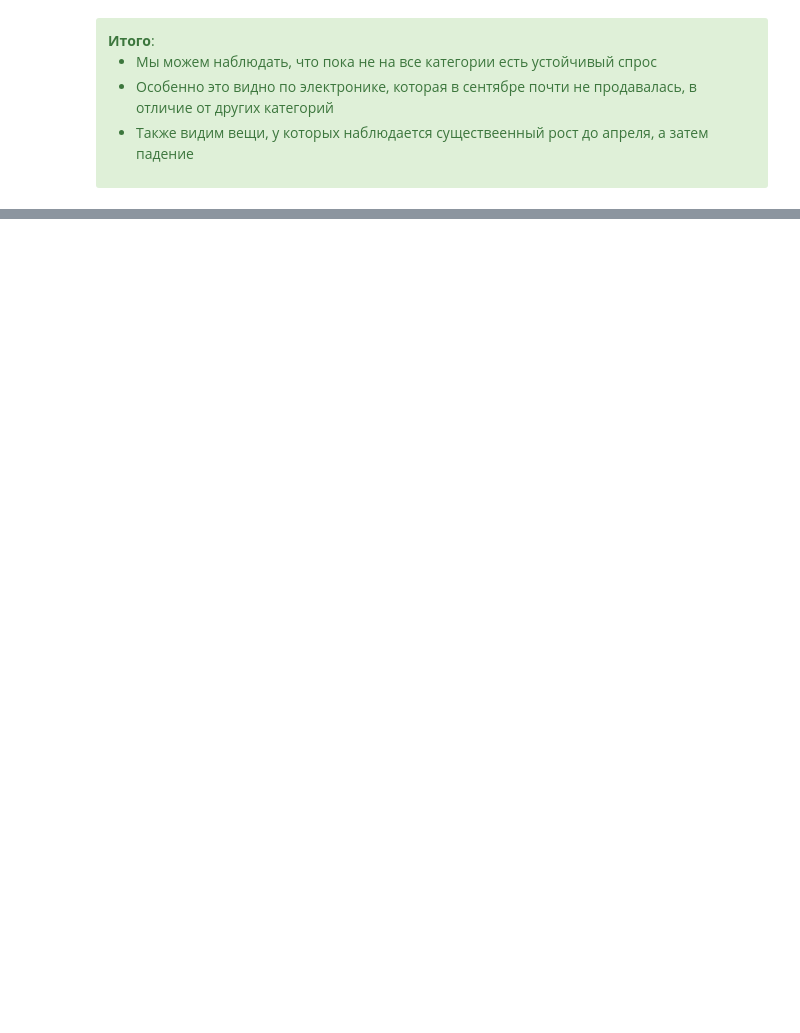
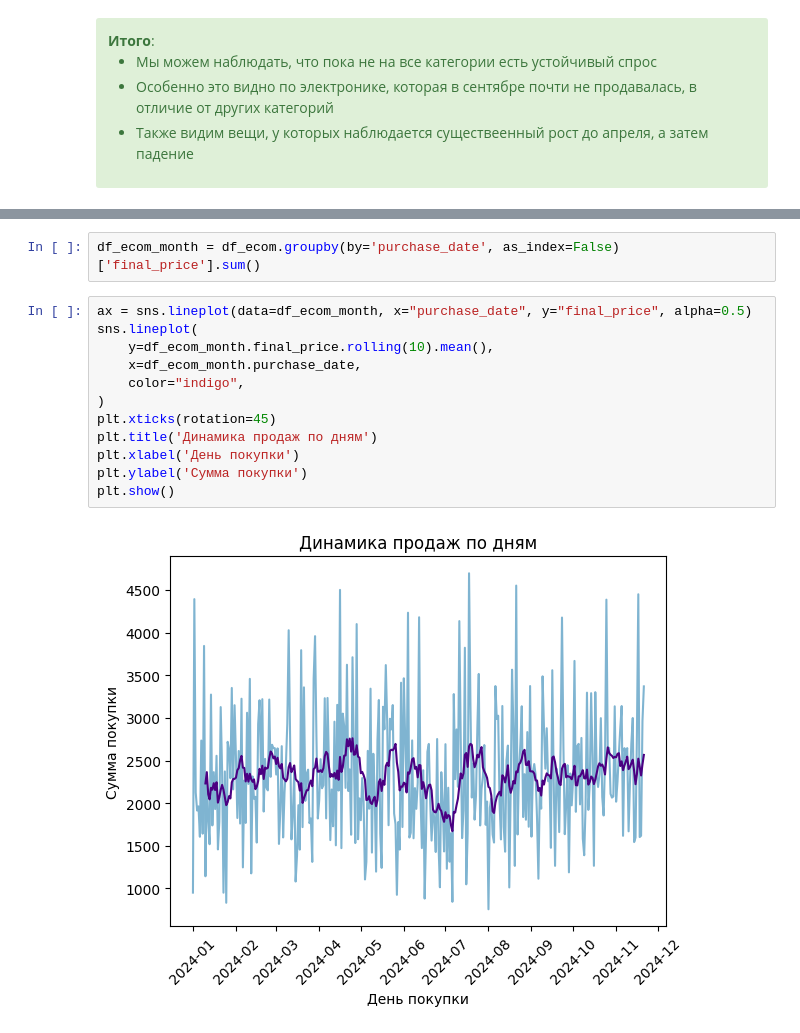
Before and after one commit to SirAlexFer/data_analysis, a Jupyter notebook: 01. Ecommerce/notebooks/02. eda.ipynb, the cells around one changed output, grey strips where cells are left out. Drawn from its saved outputs; the diff is of its cells as text; blank space fills up the shorter version.

```diff
--- a/01. Ecommerce/notebooks/02. eda.ipynb
+++ b/01. Ecommerce/notebooks/02. eda.ipynb
@@ -278,0 +294,16 @@ interactive(children=(Dropdown(description='Категория:', index=3, optio
+# %%
+df_ecom_month = df_ecom.groupby(by='purchase_date', as_index=False)['final_price'].sum()
+# %%
+ax = sns.lineplot(data=df_ecom_month, x="purchase_date", y="final_price", alpha=0.5)
+sns.lineplot(
+    y=df_ecom_month.final_price.rolling(10).mean(),
+    x=df_ecom_month.purchase_date,
+    color="indigo",
+)
+plt.xticks(rotation=45)
+plt.title('Динамика продаж по дням')
+plt.xlabel('День покупки')
+plt.ylabel('Сумма покупки')
+plt.show()
+# %% [output]
+[figure, added]
```
Also changed, not shown: parts of 12 cells of this notebook, 2 other files.
